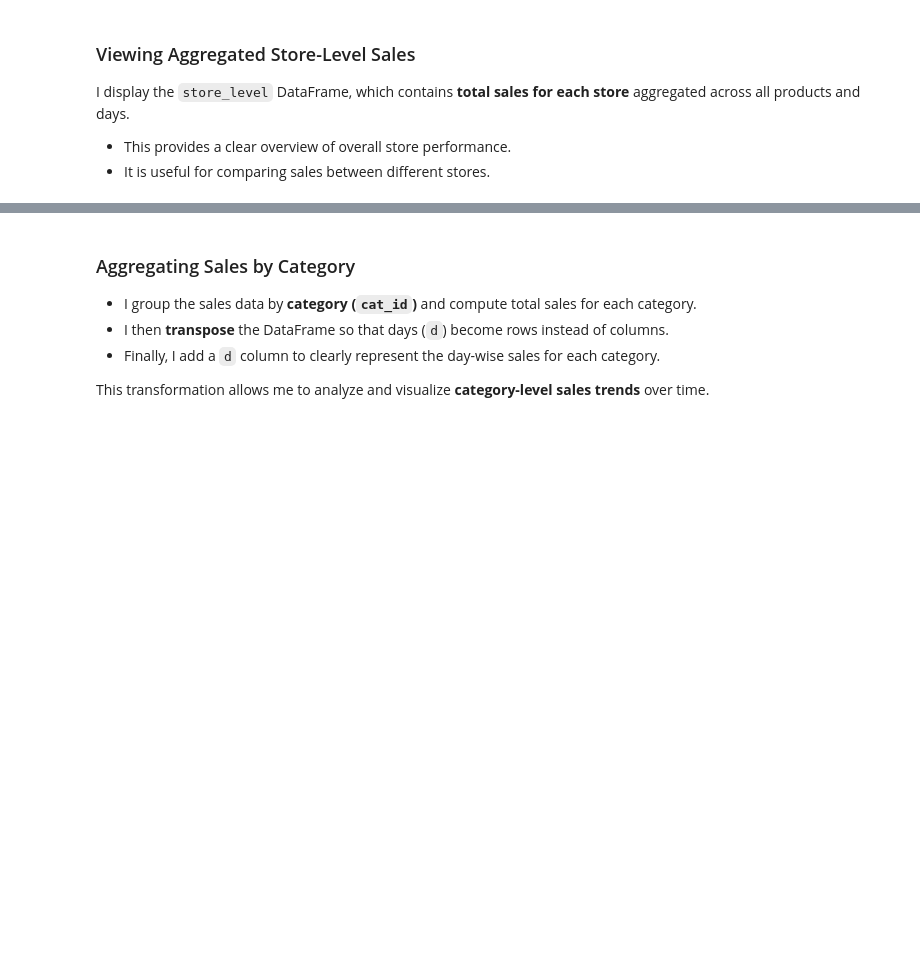
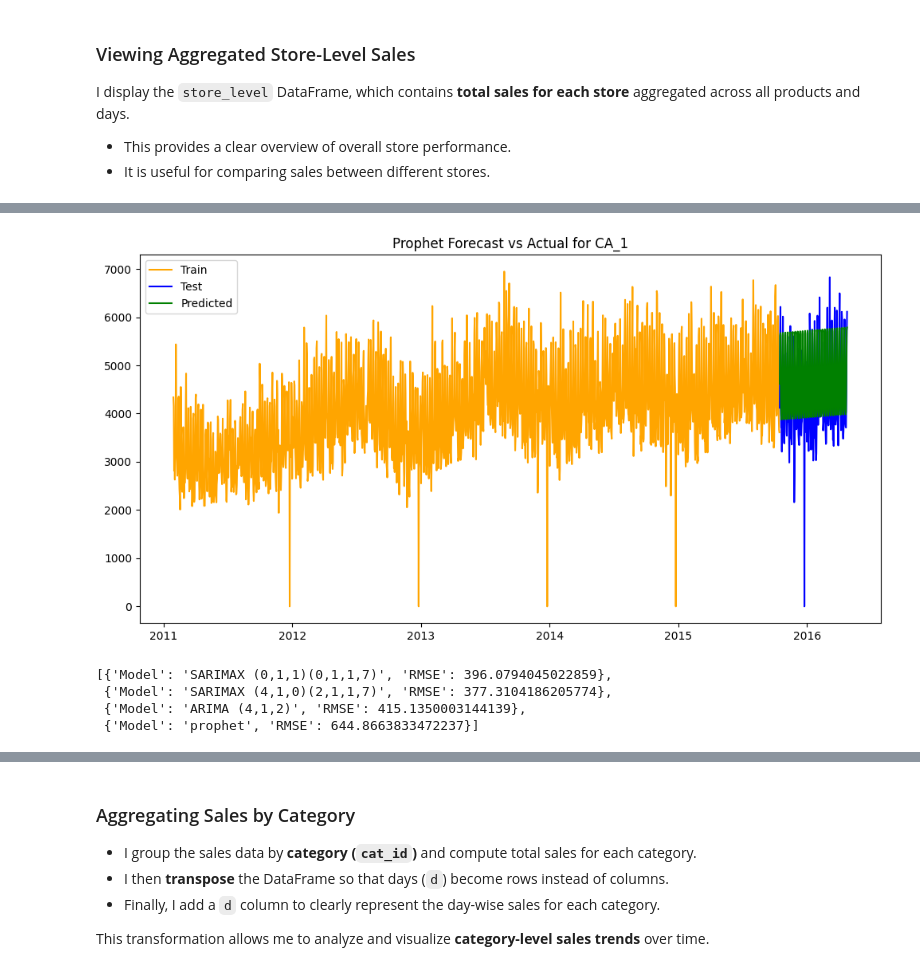
Before and after one commit to saswataghosh66/TCS_Task_1, a Jupyter notebook: task-1.ipynb, the cells around one changed output, grey strips where cells are left out. Cells and saved outputs as stored; diff of their text form; code cells hidden in the pictures; blank space fills up the shorter version.

```diff
--- a/task-1.ipynb
+++ b/task-1.ipynb
@@ -617,0 +877,8 @@ I display the `store_level` DataFrame, which contains **total sales for each sto
+# %%
+import pandas as pd
+store_level_final['CA_1'] = pd.to_numeric(store_level_final['CA_1'], errors='coerce')
+store_level_final = store_level_final.dropna(subset=['CA_1'])
+prophet_df = store_level_final[['date', 'CA_1']].rename(columns={'date': 'ds', 'CA_1': 'y'})
+train_size = int(len(prophet_df) * 0.9)
+train_df = prophet_df.iloc[:train_size]
+test_df = prophet_df.iloc[train_size:]
@@ -617,0 +913,9 @@ I display the `store_level` DataFrame, which contains **total sales for each sto
+# %%
+from prophet import Prophet
+
+model = Prophet(
+    daily_seasonality=True,
+    yearly_seasonality=False,
+    weekly_seasonality=True
+)
+model.fit(train_df)
@@ -617,0 +926,32 @@ I display the `store_level` DataFrame, which contains **total sales for each sto
+# %%
+future = model.make_future_dataframe(periods=len(test_df), freq='D')
+forecast = model.predict(future)
+y_pred = forecast['yhat'][-len(test_df):].values
+# %%
+import matplotlib.pyplot as plt
+
+plt.figure(figsize=(12,6))
+plt.plot(train_df['ds'], train_df['y'], label='Train', color='orange')
+plt.plot(test_df['ds'], test_df['y'], label='Test', color='blue')
+plt.plot(test_df['ds'], y_pred, label='Predicted', color='green')
+plt.title("Prophet Forecast vs Actual for CA_1")
+plt.legend()
+plt.show()
+# %% [output]
+[figure, added]
+# %%
+from sklearn.metrics import mean_squared_error
+import math
+
+rmse_prophet = math.sqrt(mean_squared_error(test_df['y'], y_pred))
+model_results.append({
+    "Model": "prophet",
+    "RMSE": rmse_prophet
+})
+
+model_results
+# %% [output]
+[{'Model': 'SARIMAX (0,1,1)(0,1,1,7)', 'RMSE': 396.0794045022859},
+ {'Model': 'SARIMAX (4,1,0)(2,1,1,7)', 'RMSE': 377.3104186205774},
+ {'Model': 'ARIMA (4,1,2)', 'RMSE': 415.1350003144139},
+ {'Model': 'prophet', 'RMSE': 644.8663833472237}]
```
Also changed, not shown: parts of 14 cells of this notebook.
